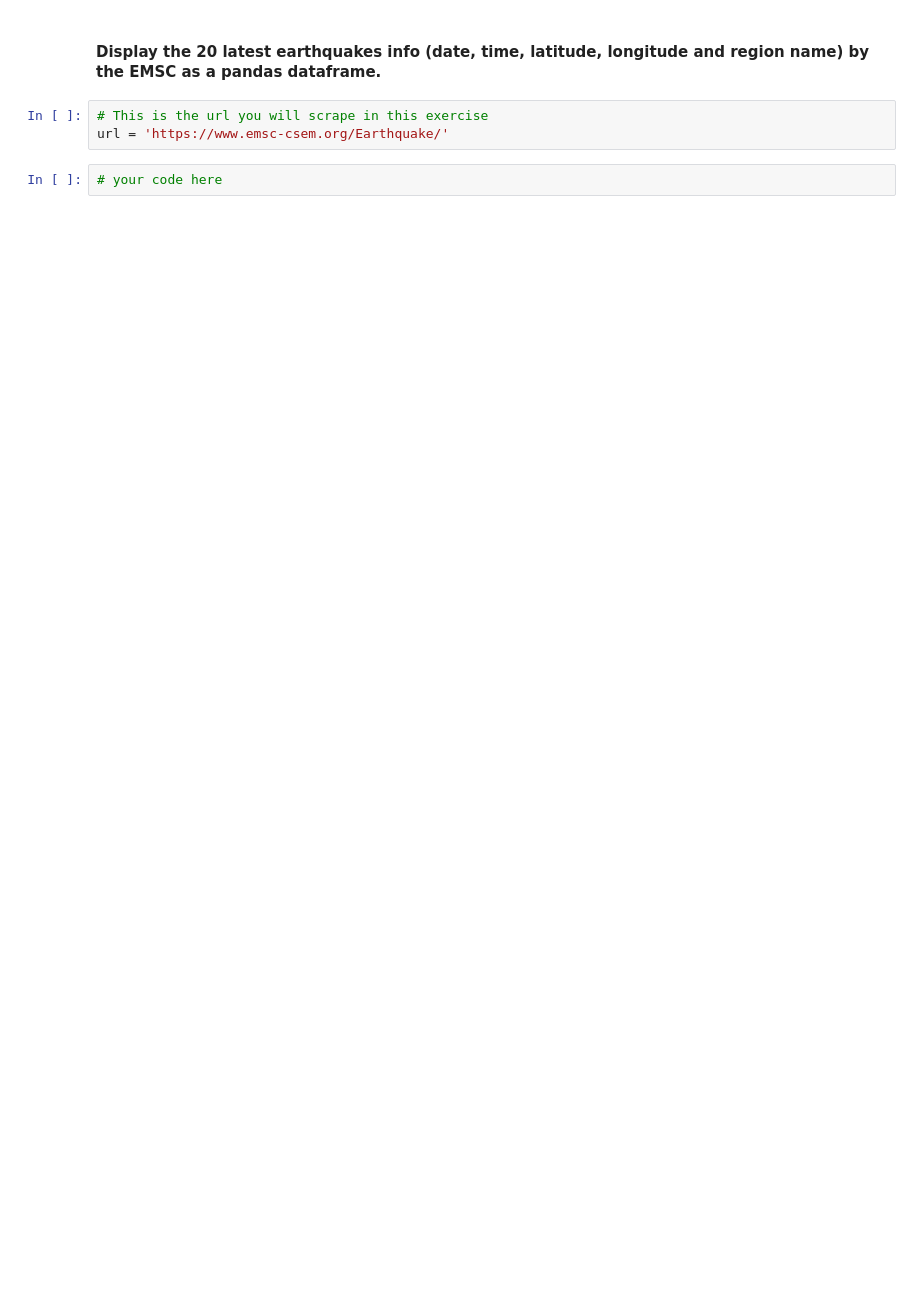
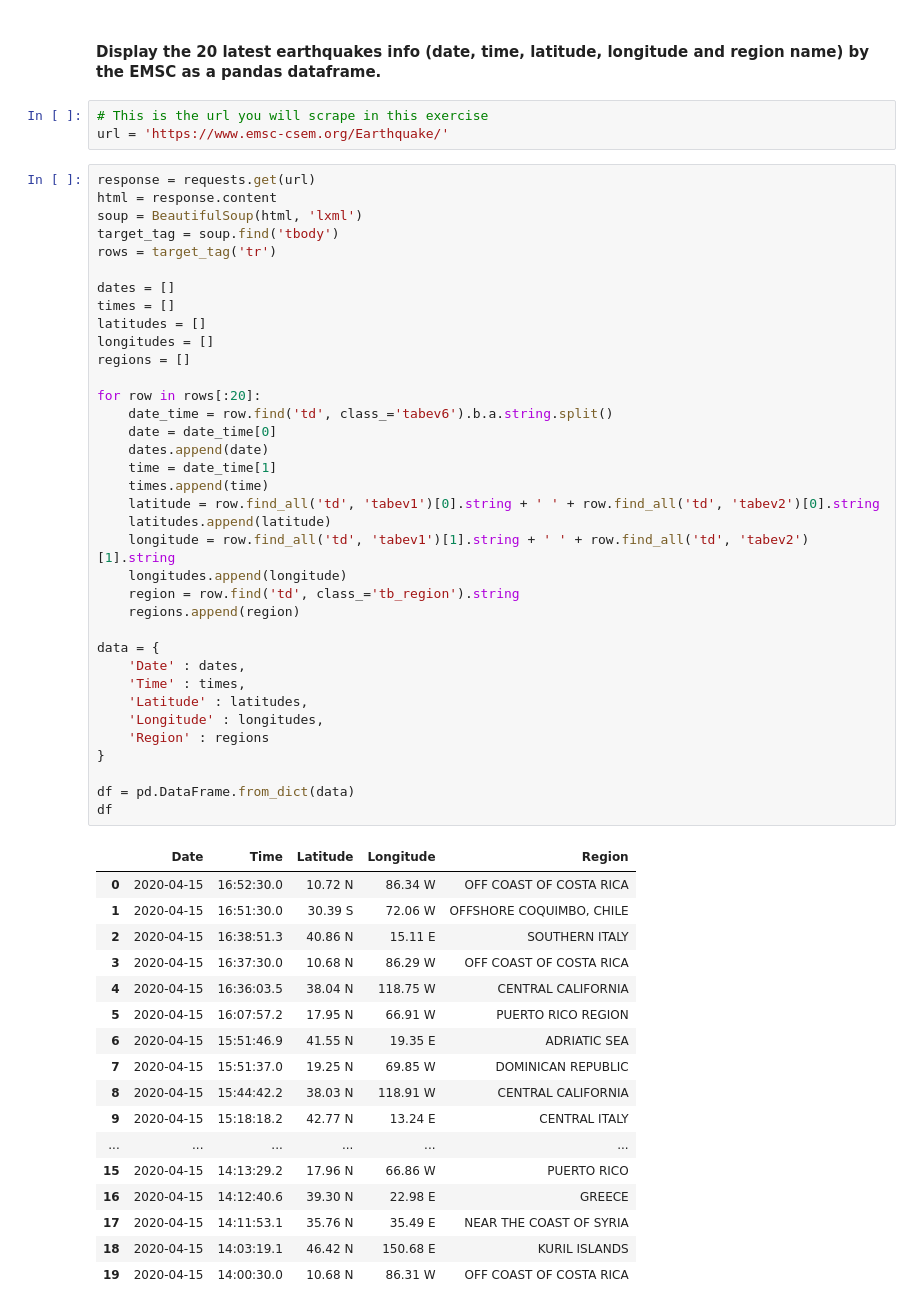
Before and after one commit to ta-data-lis/lab-web-scraping, a Jupyter notebook: your-code/main.ipynb, the cells around one changed output. Cells and saved outputs as stored; diff of their text form; blank space fills up the shorter version.

```diff
--- a/your-code/main.ipynb
+++ b/your-code/main.ipynb
@@ -496,5 +559,57 @@ url = 'http://books.toscrape.com/'
 # %%
 # This is the url you will scrape in this exercise
 url = 'https://www.emsc-csem.org/Earthquake/'
-# %%
-# your code here
+# %%
+response = requests.get(url)
+html = response.content
+soup = BeautifulSoup(html, 'lxml')
+target_tag = soup.find('tbody')
+rows = target_tag('tr')
+
+dates = []
+times = []
+latitudes = []
+longitudes = []
+regions = []
+
+for row in rows[:20]:
+    date_time = row.find('td', class_='tabev6').b.a.string.split()
+    date = date_time[0]
+    dates.append(date)
+    time = date_time[1]
+    times.append(time)
+    latitude = row.find_all('td', 'tabev1')[0].string + ' ' + row.find_all('td', 'tabev2')[0].string
+    latitudes.append(latitude)
+    longitude = row.find_all('td', 'tabev1')[1].string + ' ' + row.find_all('td', 'tabev2')[1].string
+    longitudes.append(longitude)
+    region = row.find('td', class_='tb_region').string
+    regions.append(region)
+
+data = {
+    'Date' : dates,
+    'Time' : times,
+    'Latitude' : latitudes,
+    'Longitude' : longitudes,
+    'Region' : regions
+}
+
+df = pd.DataFrame.from_dict(data)
+df
+# %% [output]
+|  | Date | Time | Latitude | Longitude | Region |
+| 0 | 2020-04-15 | 16:52:30.0 | 10.72 N | 86.34 W | OFF COAST OF COSTA RICA |
+| 1 | 2020-04-15 | 16:51:30.0 | 30.39 S | 72.06 W | OFFSHORE COQUIMBO, CHILE |
+| 2 | 2020-04-15 | 16:38:51.3 | 40.86 N | 15.11 E | SOUTHERN ITALY |
+| 3 | 2020-04-15 | 16:37:30.0 | 10.68 N | 86.29 W | OFF COAST OF COSTA RICA |
+| 4 | 2020-04-15 | 16:36:03.5 | 38.04 N | 118.75 W | CENTRAL CALIFORNIA |
+| 5 | 2020-04-15 | 16:07:57.2 | 17.95 N | 66.91 W | PUERTO RICO REGION |
+| 6 | 2020-04-15 | 15:51:46.9 | 41.55 N | 19.35 E | ADRIATIC SEA |
+| 7 | 2020-04-15 | 15:51:37.0 | 19.25 N | 69.85 W | DOMINICAN REPUBLIC |
+| 8 | 2020-04-15 | 15:44:42.2 | 38.03 N | 118.91 W | CENTRAL CALIFORNIA |
+| 9 | 2020-04-15 | 15:18:18.2 | 42.77 N | 13.24 E | CENTRAL ITALY |
+| ... | ... | ... | ... | ... | ... |
+| 15 | 2020-04-15 | 14:13:29.2 | 17.96 N | 66.86 W | PUERTO RICO |
+| 16 | 2020-04-15 | 14:12:40.6 | 39.30 N | 22.98 E | GREECE |
+| 17 | 2020-04-15 | 14:11:53.1 | 35.76 N | 35.49 E | NEAR THE COAST OF SYRIA |
+| 18 | 2020-04-15 | 14:03:19.1 | 46.42 N | 150.68 E | KURIL ISLANDS |
+| 19 | 2020-04-15 | 14:00:30.0 | 10.68 N | 86.31 W | OFF COAST OF COSTA RICA |
```
Also changed, not shown: parts of 8 cells of this notebook.
